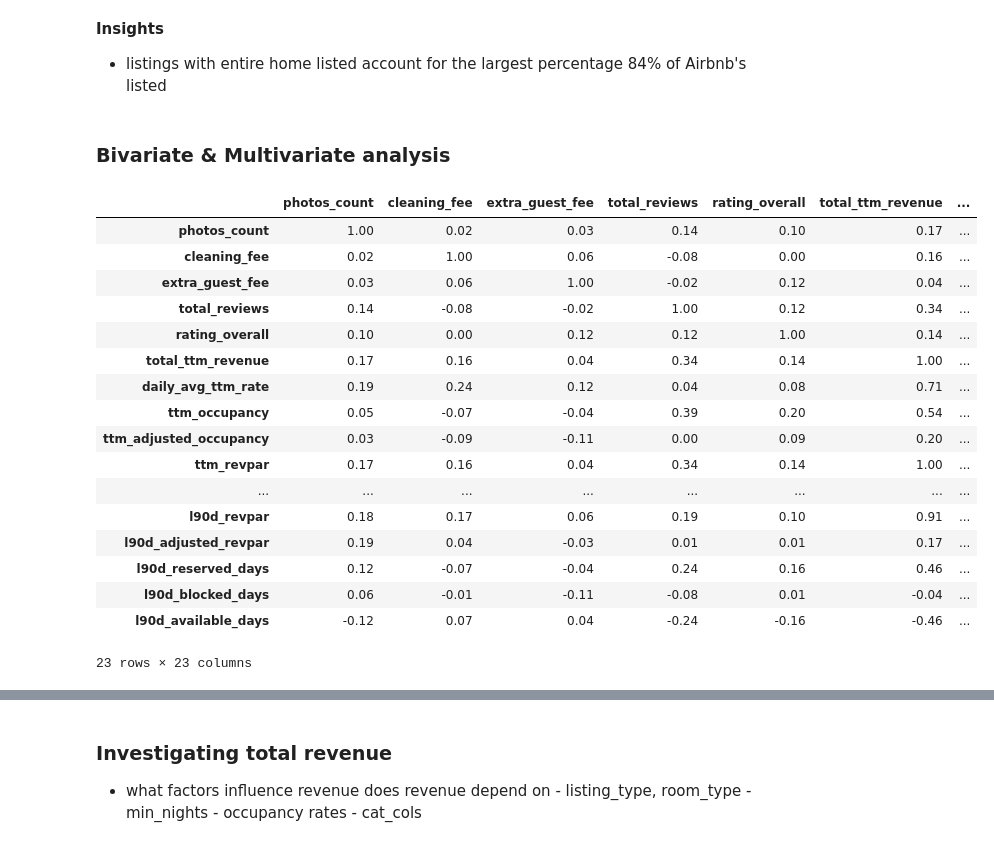
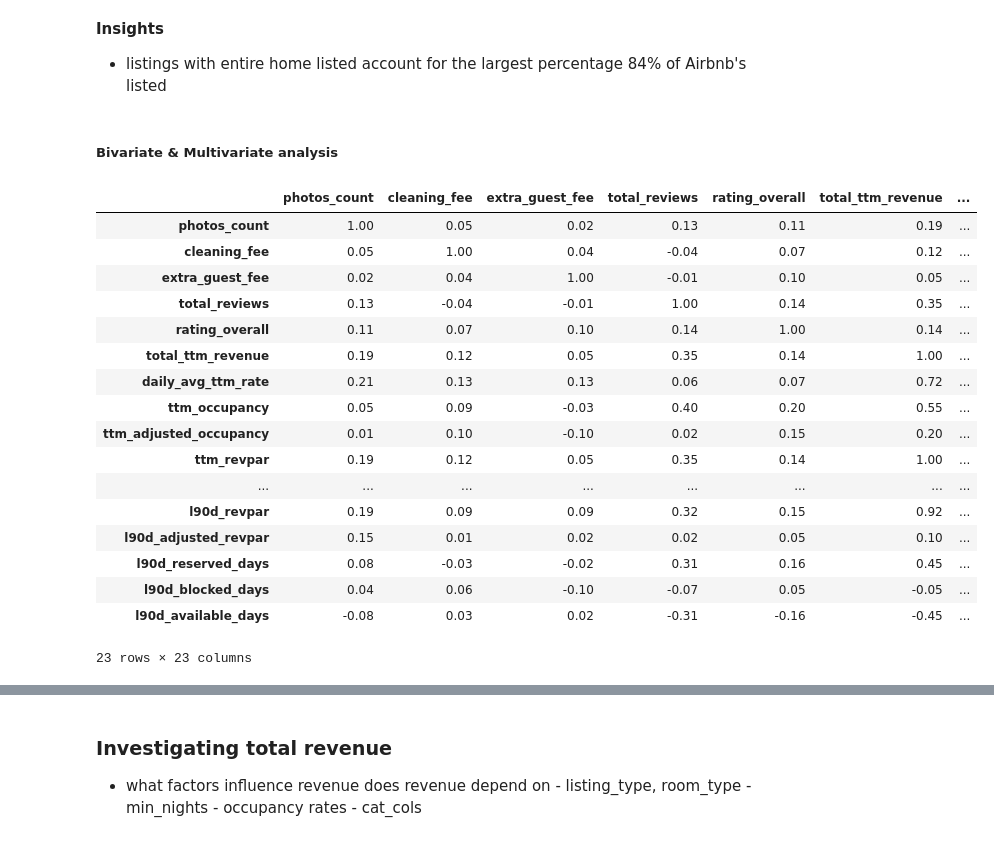
Before and after one commit to Morris-mk/Nairobi_AirbnbMarket_Overview_and-_InvestmentAnalysis, a Jupyter notebook: Airbnb_analysis.ipynb, the cells around one changed output, grey strips where cells are left out. Saved outputs shown, nothing was run; the diff lists cells and outputs as text; code cells hidden in the pictures.

Commit message:
analysis in progress

```diff
--- a/Airbnb_analysis.ipynb
+++ b/Airbnb_analysis.ipynb
@@ -456,28 +377,28 @@ Name: count, dtype: int64
 **Insights**
 - listings with entire home listed account for the largest percentage 84% of Airbnb's listed
 # %% [markdown]
-### Bivariate & Multivariate analysis
+##### Bivariate & Multivariate analysis
 # %%
-non_cols = ['listing_id', 'host_id', 'latitude', 'longitude', 'superhost', 'guests', 'bedrooms','beds', 'baths', 'min_nights']
+non_cols = ['listing_id', 'host_id', 'latitude', 'longitude', 'superhost']
 cor_cols = [c for c in df_listings.select_dtypes(exclude='object') if c not in non_cols]
 correlation = df_listings[cor_cols].corr().round(2)
 correlation
 # %% [output]
 |  | photos_count | cleaning_fee | extra_guest_fee | total_reviews | rating_overall | total_ttm_revenue | ... |
-| photos_count | 1.00 | 0.02 | 0.03 | 0.14 | 0.10 | 0.17 | ... |
-| cleaning_fee | 0.02 | 1.00 | 0.06 | -0.08 | 0.00 | 0.16 | ... |
-| extra_guest_fee | 0.03 | 0.06 | 1.00 | -0.02 | 0.12 | 0.04 | ... |
-| total_reviews | 0.14 | -0.08 | -0.02 | 1.00 | 0.12 | 0.34 | ... |
-| rating_overall | 0.10 | 0.00 | 0.12 | 0.12 | 1.00 | 0.14 | ... |
-| total_ttm_revenue | 0.17 | 0.16 | 0.04 | 0.34 | 0.14 | 1.00 | ... |
-| daily_avg_ttm_rate | 0.19 | 0.24 | 0.12 | 0.04 | 0.08 | 0.71 | ... |
-| ttm_occupancy | 0.05 | -0.07 | -0.04 | 0.39 | 0.20 | 0.54 | ... |
-| ttm_adjusted_occupancy | 0.03 | -0.09 | -0.11 | 0.00 | 0.09 | 0.20 | ... |
-| ttm_revpar | 0.17 | 0.16 | 0.04 | 0.34 | 0.14 | 1.00 | ... |
+| photos_count | 1.00 | 0.05 | 0.02 | 0.13 | 0.11 | 0.19 | ... |
+| cleaning_fee | 0.05 | 1.00 | 0.04 | -0.04 | 0.07 | 0.12 | ... |
+| extra_guest_fee | 0.02 | 0.04 | 1.00 | -0.01 | 0.10 | 0.05 | ... |
+| total_reviews | 0.13 | -0.04 | -0.01 | 1.00 | 0.14 | 0.35 | ... |
+| rating_overall | 0.11 | 0.07 | 0.10 | 0.14 | 1.00 | 0.14 | ... |
+| total_ttm_revenue | 0.19 | 0.12 | 0.05 | 0.35 | 0.14 | 1.00 | ... |
+| daily_avg_ttm_rate | 0.21 | 0.13 | 0.13 | 0.06 | 0.07 | 0.72 | ... |
+| ttm_occupancy | 0.05 | 0.09 | -0.03 | 0.40 | 0.20 | 0.55 | ... |
+| ttm_adjusted_occupancy | 0.01 | 0.10 | -0.10 | 0.02 | 0.15 | 0.20 | ... |
+| ttm_revpar | 0.19 | 0.12 | 0.05 | 0.35 | 0.14 | 1.00 | ... |
 | ... | ... | ... | ... | ... | ... | ... | ... |
-| l90d_revpar | 0.18 | 0.17 | 0.06 | 0.19 | 0.10 | 0.91 | ... |
-| l90d_adjusted_revpar | 0.19 | 0.04 | -0.03 | 0.01 | 0.01 | 0.17 | ... |
-| l90d_reserved_days | 0.12 | -0.07 | -0.04 | 0.24 | 0.16 | 0.46 | ... |
-| l90d_blocked_days | 0.06 | -0.01 | -0.11 | -0.08 | 0.01 | -0.04 | ... |
-| l90d_available_days | -0.12 | 0.07 | 0.04 | -0.24 | -0.16 | -0.46 | ... |
+| l90d_revpar | 0.19 | 0.09 | 0.09 | 0.32 | 0.15 | 0.92 | ... |
+| l90d_adjusted_revpar | 0.15 | 0.01 | 0.02 | 0.02 | 0.05 | 0.10 | ... |
+| l90d_reserved_days | 0.08 | -0.03 | -0.02 | 0.31 | 0.16 | 0.45 | ... |
+| l90d_blocked_days | 0.04 | 0.06 | -0.10 | -0.07 | 0.05 | -0.05 | ... |
+| l90d_available_days | -0.08 | 0.03 | 0.02 | -0.31 | -0.16 | -0.45 | ... |
 23 rows × 23 columns
```
Also changed, not shown: parts of 26 cells of this notebook.
